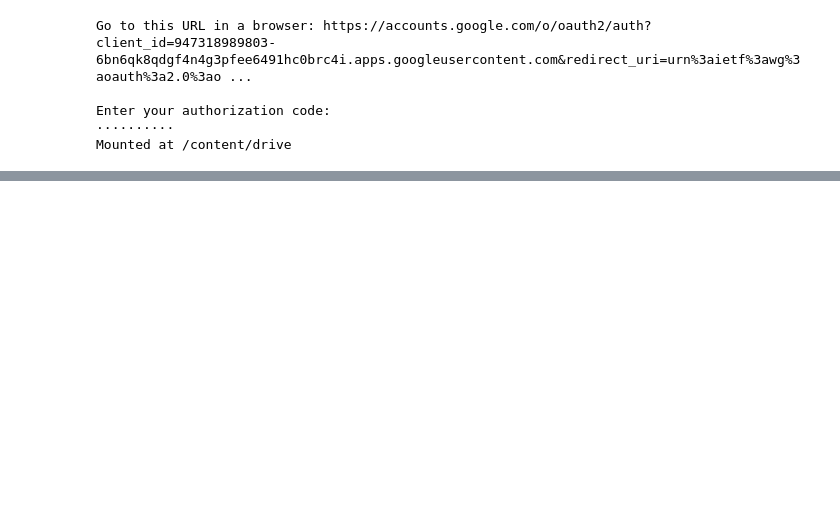
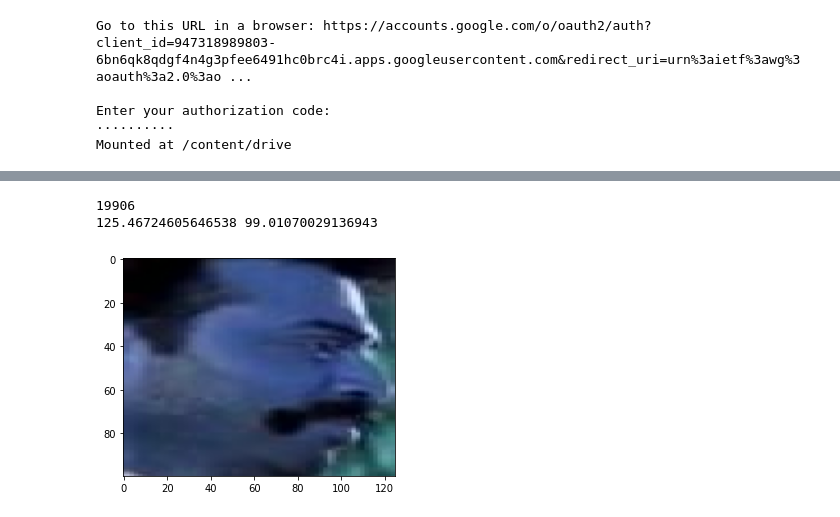
Before and after one commit to rohanrohan2012/Age-Classifier, a Jupyter notebook: AgeDetection.ipynb, the cells around one changed output, grey strips where cells are left out. Saved outputs shown, nothing was run; the diff lists cells and outputs as text; code cells hidden in the pictures; blank space fills up the shorter version.

```diff
--- a/AgeDetection.ipynb
+++ b/AgeDetection.ipynb
@@ -35,0 +56,15 @@ handle_test.close()
+# %%
+images_train=[]
+folder="train/Train"
+mean_h=0
+mean_w=0
+i=0
+for filename in os.listdir(folder):
+  img=cv2.imread(os.path.join(folder,filename))
+  if i>0 and i<10:
+    print(filename)
+  i=i+1
+  if img is not None:
+    mean_h=mean_h+(img.shape[0])
+    mean_w=mean_w+(img.shape[1])
+    images_train.append(cv2.resize(img,(125,100),interpolation = cv2.INTER_NEAREST))
@@ -35,0 +81,8 @@ handle_test.close()
+# %%
+print(len(images_train))
+plt.imshow(images_train[376])
+print(mean_h/19906,mean_w/19906)
+# %% [output]
+19906
+125.46724605646538 99.01070029136943
+[figure, added]
```
Also changed, not shown: parts of 6 cells of this notebook.
